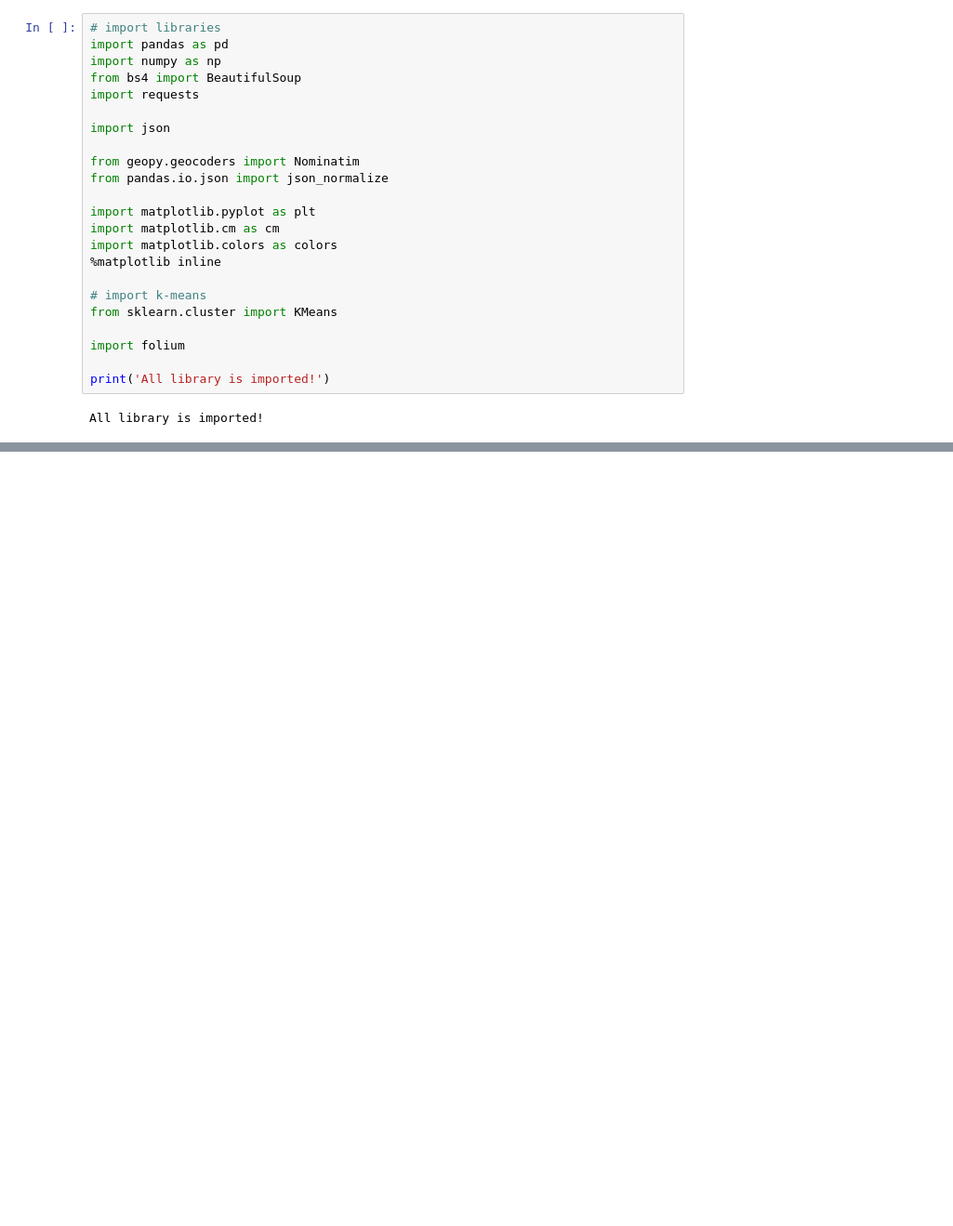
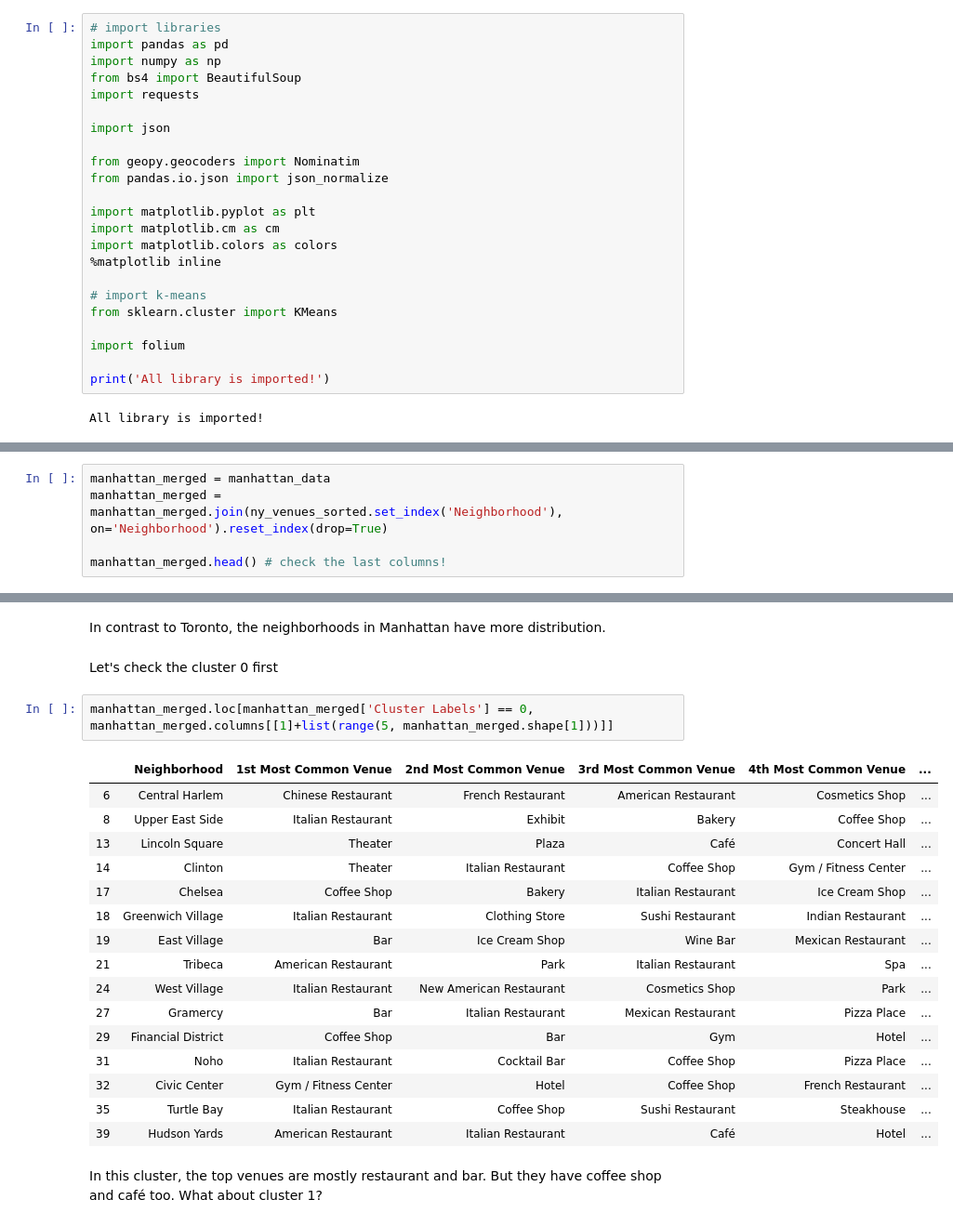
Before and after one commit to witjaksana/Coursera_Capstone, a Jupyter notebook: CapstoneProject/Capstone_Project_Battle_of_Neighborhood_notebook.ipynb, the cells around one changed output, grey strips where cells are left out. Shown at 93% size. Saved outputs shown, nothing was run; the diff lists cells and outputs as text; blank space fills up the shorter version.

```diff
--- a/CapstoneProject/Capstone_Project_Battle_of_Neighborhood_notebook.ipynb
+++ b/CapstoneProject/Capstone_Project_Battle_of_Neighborhood_notebook.ipynb
@@ -147,0 +609,5 @@ map_toronto
+# %%
+manhattan_merged = manhattan_data
+manhattan_merged = manhattan_merged.join(ny_venues_sorted.set_index('Neighborhood'), on='Neighborhood').reset_index(drop=True)
+
+manhattan_merged.head() # check the last columns!
@@ -174,2 +652,28 @@ map_newyork
 # %% [output]
 [interactive output not drawn]
+# %% [markdown]
+In contrast to Toronto, the neighborhoods in Manhattan have more distribution.
+# %% [markdown]
+Let's check the cluster 0 first
+# %%
+manhattan_merged.loc[manhattan_merged['Cluster Labels'] == 0, manhattan_merged.columns[[1]+list(range(5, manhattan_merged.shape[1]))]]
+# %% [output]
+|  | Neighborhood | 1st Most Common Venue | 2nd Most Common Venue | 3rd Most Common Venue | 4th Most Common Venue | ... |
+| 6 | Central Harlem | Chinese Restaurant | French Restaurant | American Restaurant | Cosmetics Shop | ... |
+| 8 | Upper East Side | Italian Restaurant | Exhibit | Bakery | Coffee Shop | ... |
+| 13 | Lincoln Square | Theater | Plaza | Café | Concert Hall | ... |
+| 14 | Clinton | Theater | Italian Restaurant | Coffee Shop | Gym / Fitness Center | ... |
+| 17 | Chelsea | Coffee Shop | Bakery | Italian Restaurant | Ice Cream Shop | ... |
+| 18 | Greenwich Village | Italian Restaurant | Clothing Store | Sushi Restaurant | Indian Restaurant | ... |
+| 19 | East Village | Bar | Ice Cream Shop | Wine Bar | Mexican Restaurant | ... |
+| 21 | Tribeca | American Restaurant | Park | Italian Restaurant | Spa | ... |
+| 24 | West Village | Italian Restaurant | New American Restaurant | Cosmetics Shop | Park | ... |
+| 27 | Gramercy | Bar | Italian Restaurant | Mexican Restaurant | Pizza Place | ... |
+| 29 | Financial District | Coffee Shop | Bar | Gym | Hotel | ... |
+| 31 | Noho | Italian Restaurant | Cocktail Bar | Coffee Shop | Pizza Place | ... |
+| 32 | Civic Center | Gym / Fitness Center | Hotel | Coffee Shop | French Restaurant | ... |
+| 35 | Turtle Bay | Italian Restaurant | Coffee Shop | Sushi Restaurant | Steakhouse | ... |
+| 39 | Hudson Yards | American Restaurant | Italian Restaurant | Café | Hotel | ... |
+# %% [markdown]
+In this cluster, the top venues are mostly restaurant and bar. But they have coffee shop and café too.
+What about cluster 1?
```
Also changed, not shown: parts of 63 cells of this notebook.
